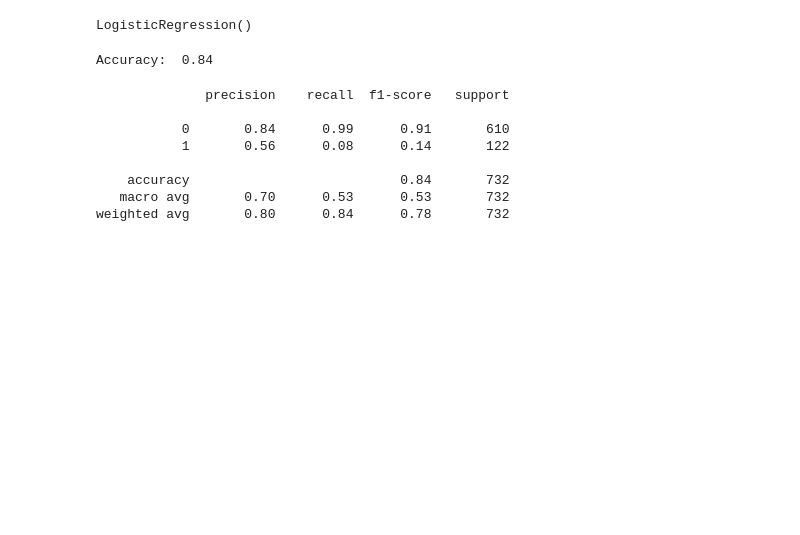
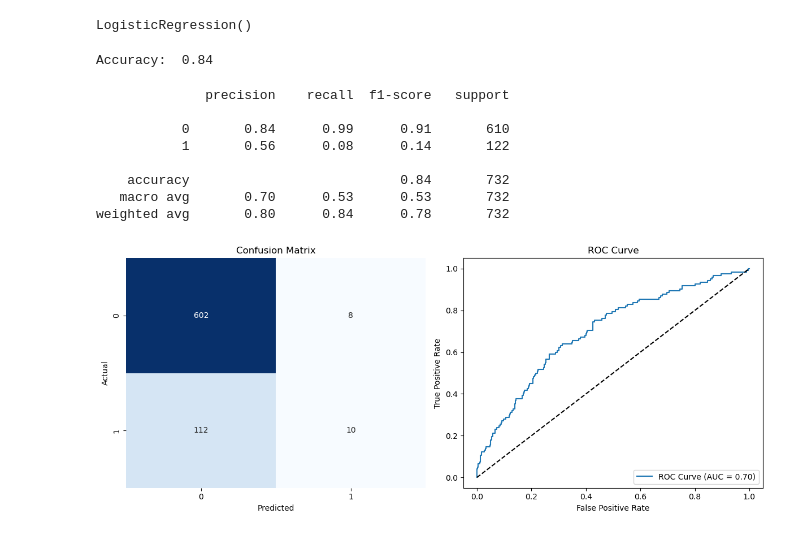
Before and after one commit to kurbin-ademaj/Python-Data-Science, a Jupyter notebook: LogisticRegressionExample1.ipynb, the cells around one changed output. Cells and saved outputs as stored; diff of their text form; code cells hidden in the pictures; blank space fills up the shorter version.

```diff
--- a/LogisticRegressionExample1.ipynb
+++ b/LogisticRegressionExample1.ipynb
@@ -147,3 +147,32 @@ print(classification_report(y_test, y_pred))
     accuracy                           0.84       732
    macro avg       0.70      0.53      0.53       732
 weighted avg       0.80      0.84      0.78       732
+# %%
+# Plotting
+plt.figure(figsize=(12, 5))
+
+# Subplot 1: Confusion Matrix
+plt.subplot(1, 2, 1)
+cm = confusion_matrix(y_test, y_pred)
+sns.heatmap(cm, annot=True, fmt='d', cmap='Blues', cbar=False)
+plt.title('Confusion Matrix')
+plt.xlabel('Predicted')
+plt.ylabel('Actual')
+
+# Subplot 2: ROC Curve
+plt.subplot(1, 2, 2)
+y_pred_proba = model.predict_proba(X_test_scaled)[:, 1]
+fpr, tpr, _ = roc_curve(y_test, y_pred_proba)
+auc_score = roc_auc_score(y_test, y_pred_proba)
+plt.plot(fpr, tpr, label=f'ROC Curve (AUC = {auc_score:.2f})')
+plt.plot([0, 1], [0, 1], 'k--')  # Diagonal line
+plt.title('ROC Curve')
+plt.xlabel('False Positive Rate')
+plt.ylabel('True Positive Rate')
+plt.legend(loc='lower right')
+
+# Adjust layout and display
+plt.tight_layout()
+plt.show()
+# %% [output]
+[figure, added]
```
Also changed, not shown: parts of 1 cell of this notebook, 2 other files.
